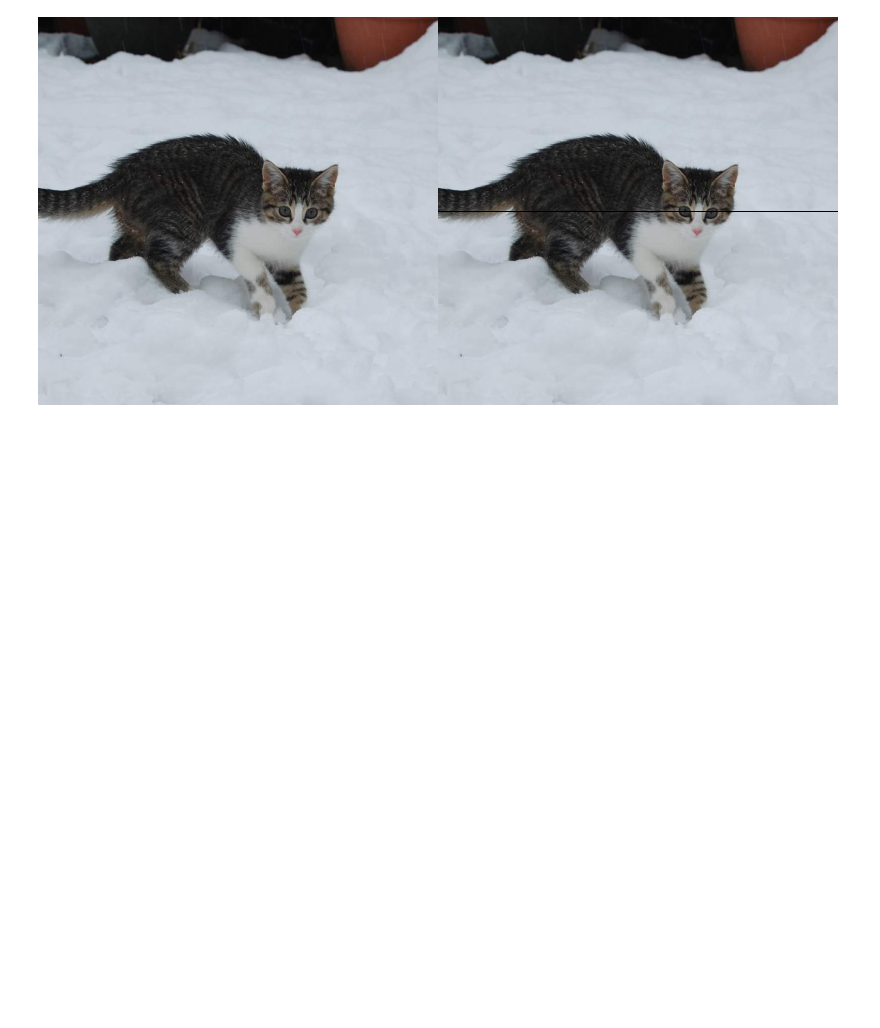
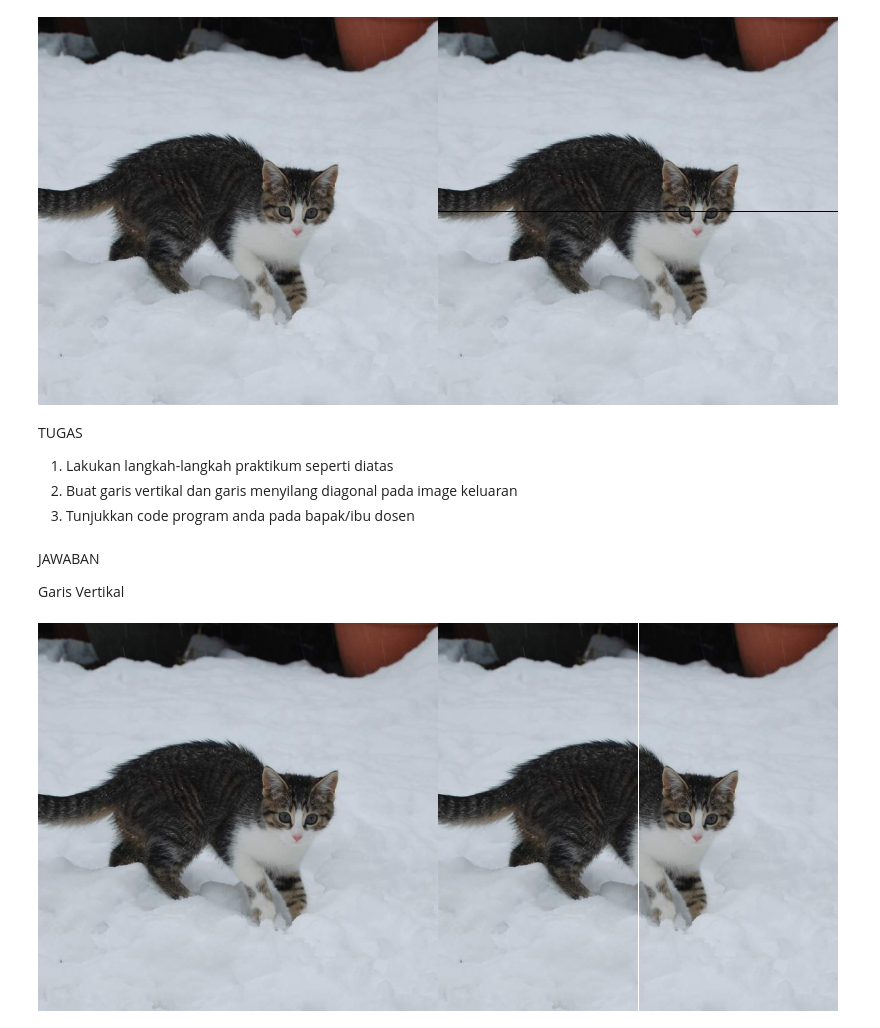
Before and after one commit to MuhammadDhiyaul/PCVK_Genap_2022, a Jupyter notebook: Week1.ipynb, the cells around one changed output. Saved outputs shown, nothing was run; the diff lists cells and outputs as text; code cells hidden in the pictures; blank space fills up the shorter version.

```diff
--- a/Week1.ipynb
+++ b/Week1.ipynb
@@ -56,3 +56,23 @@ final_frame = cv.hconcat((image_2, image_3))
 cv2_imshow(final_frame)
 # %% [output]
 [figure]
+# %% [markdown]
+TUGAS
+1. Lakukan langkah-langkah praktikum seperti diatas
+2. Buat garis vertikal dan garis menyilang diagonal pada image keluaran
+3. Tunjukkan code program anda pada bapak/ibu dosen
+# %% [markdown]
+JAWABAN
+
+Garis Vertikal
+# %%
+# Membuat garis vertikal ditengah image
+image_2 = cv.cvtColor(image, cv.COLOR_BGR2RGB)
+image_3 = cv.cvtColor(image, cv.COLOR_BGR2RGB)
+for x in range (tinggi):
+  image_3[x,int((lebar)/2)] = [255,255,255]
+
+final_frame = cv.hconcat((image_2, image_3))
+cv2_imshow(final_frame)
+# %% [output]
+[figure, added]
```
Also changed, not shown: parts of 2 cells of this notebook.
